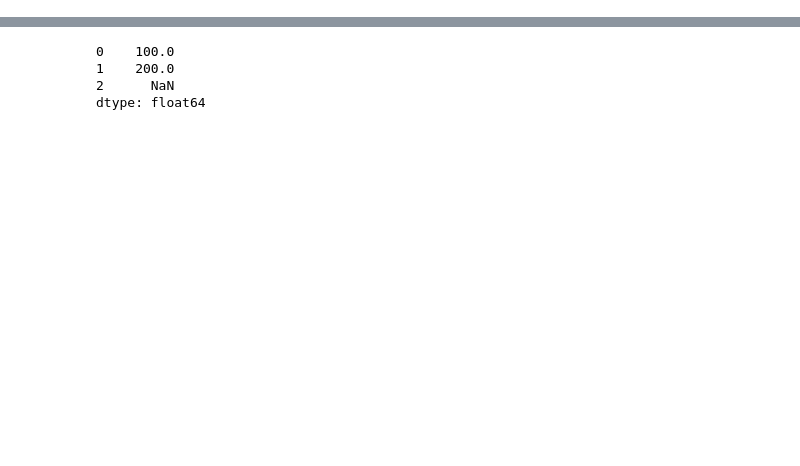
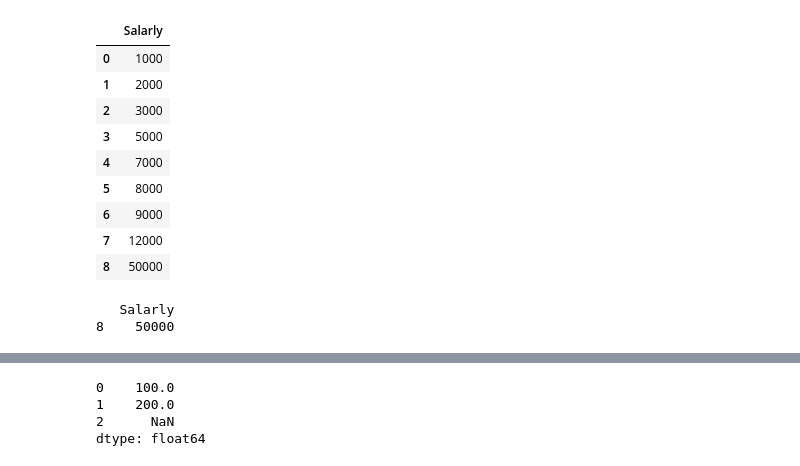
Before and after one commit to Ishann77ojhaa/Data_Analysis, a Jupyter notebook: DataCleaning.ipynb, the cells around one changed output, grey strips where cells are left out. Cells and saved outputs as stored; diff of their text form; code cells hidden in the pictures; blank space fills up the shorter version.

```diff
--- a/DataCleaning.ipynb
+++ b/DataCleaning.ipynb
@@ -1,2 +1,19 @@
 # %%
 import pandas as pd
+# %%
+sd = pd.DataFrame({
+    "Salarly" : [1000,2000,3000,5000,7000,8000,9000,12000,50000]
+})
+
+sd
+# %% [output]
+|  | Salarly |
+| 0 | 1000 |
+| 1 | 2000 |
+| 2 | 3000 |
+| 3 | 5000 |
+| 4 | 7000 |
+| 5 | 8000 |
+| 6 | 9000 |
+| 7 | 12000 |
+| 8 | 50000 |
@@ -3,3 +32,10 @@ import pandas as pd
+# %%
+#Detecting outliers
+outliers = sd[(sd["Salarly"] < lower_bound ) | (sd["Salarly"] > upper_bound)]
+print(outliers)
+# %% [output]
+   Salarly
+8    50000
 # %%
 bdd = pd.read_csv("datasets/bad_daraz_dataset.csv")
 bdd
```
Also changed, not shown: parts of 1 cell of this notebook, 3 other files.
